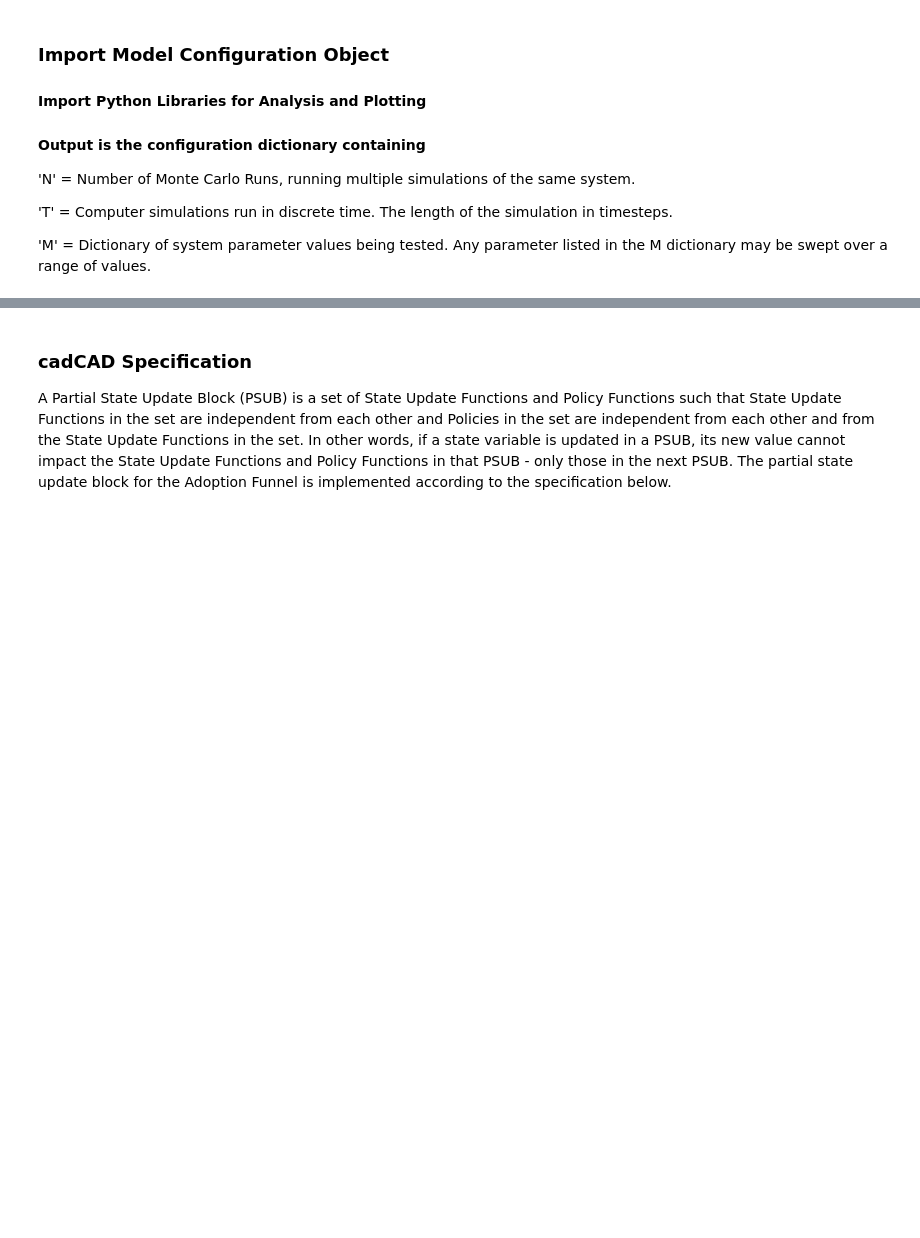
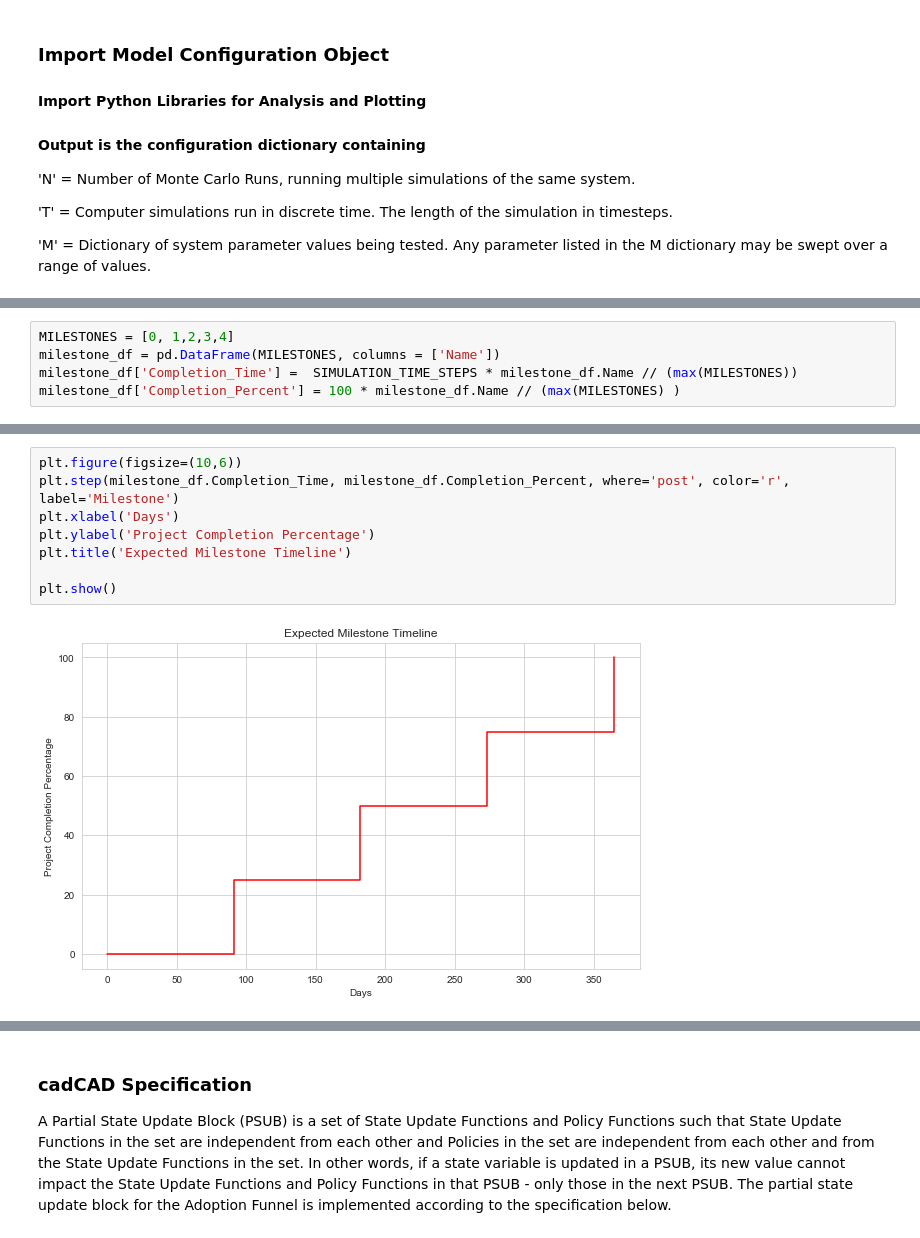
Before and after one commit to matttyb80/signal, a Jupyter notebook: signal.ipynb, the cells around one changed output, grey strips where cells are left out. Saved outputs shown, nothing was run; the diff lists cells and outputs as text; blank space fills up the shorter version.

```diff
--- a/signal.ipynb
+++ b/signal.ipynb
@@ -99,0 +41,5 @@ Execution Mode: parallelized
+# %%
+MILESTONES = [0, 1,2,3,4]
+milestone_df = pd.DataFrame(MILESTONES, columns = ['Name'])
+milestone_df['Completion_Time'] =  SIMULATION_TIME_STEPS * milestone_df.Name // (max(MILESTONES))
+milestone_df['Completion_Percent'] = 100 * milestone_df.Name // (max(MILESTONES) )
@@ -99,0 +55,10 @@ Execution Mode: parallelized
+# %%
+plt.figure(figsize=(10,6))
+plt.step(milestone_df.Completion_Time, milestone_df.Completion_Percent, where='post', color='r', label='Milestone')
+plt.xlabel('Days')
+plt.ylabel('Project Completion Percentage')
+plt.title('Expected Milestone Timeline')
+
+plt.show()
+# %% [output]
+[figure, added]
```
Also changed, not shown: parts of 37 cells of this notebook, 3 other files.
